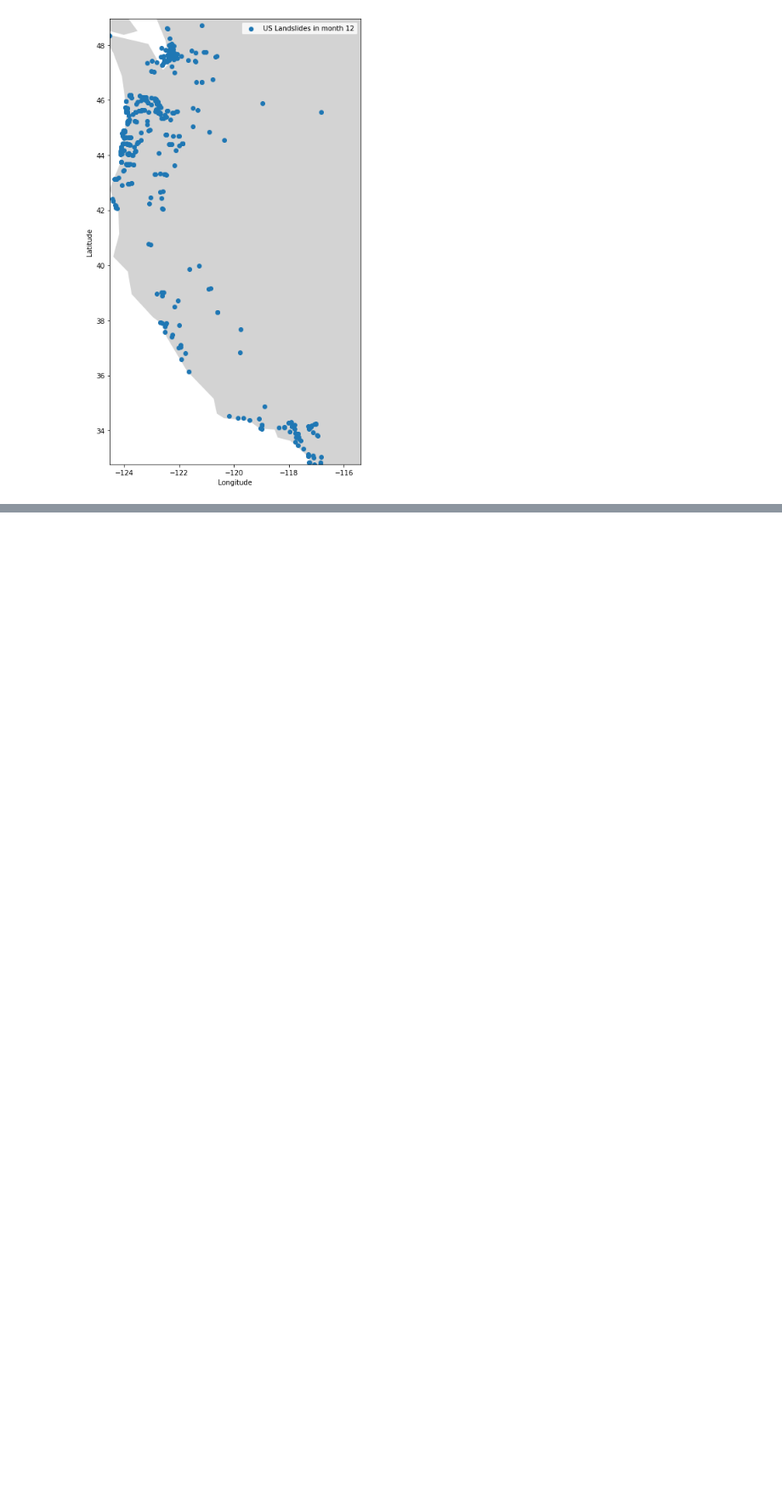
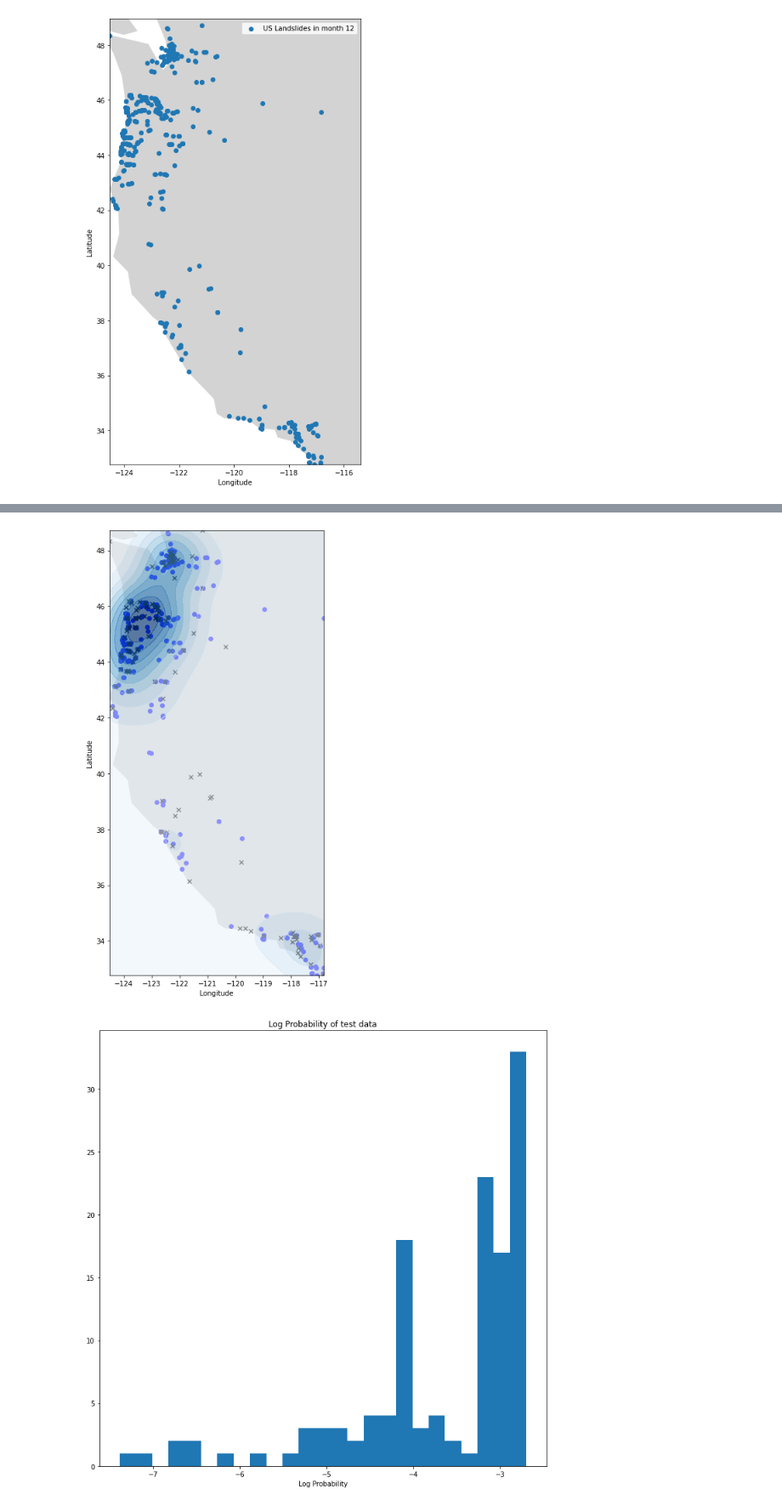
Before and after one commit to SergeiDBykov/landslide_project, a Jupyter notebook: eda.ipynb, the cells around one changed output, grey strips where cells are left out. Shown at 85% size. Saved outputs shown, nothing was run; the diff lists cells and outputs as text; code cells hidden in the pictures; blank space fills up the shorter version.

```diff
--- a/eda.ipynb
+++ b/eda.ipynb
@@ -155,0 +214,57 @@ x,y = plot_selection(ax, query="month in [12]", color='b')
+# %%
+def asses_kde(df, plot = True, **kde_kwargs):
+
+    df_train, df_test = sklearn.model_selection.train_test_split(df, test_size=0.3)
+
+    x = df_train['longitude']
+    y = df_train['latitude']
+
+    X = np.vstack([x, y]).T
+    kde = KernelDensity(**kde_kwargs).fit(X)
+
+    x_val = df_test['longitude']
+    y_val = df_test['latitude']
+    X_val = np.vstack([x_val, y_val]).T
+
+    logprob = kde.score_samples(X_val)
+    #prob = np.exp(logprob)
+
+    if plot:
+        fig,  ax =  plt.subplots( figsize = (12,12))
+        worldmap.plot(color="lightgrey", ax=ax,)
+
+        min_lon, min_lat, max_lon, max_lat = df['longitude'].min(), df['latitude'].min(), df['longitude'].max(), df['latitude'].max()
+        ax.set_xlim(min_lon, max_lon)
+        ax.set_ylim(min_lat, max_lat)
+        ax.set_xlabel("Longitude")
+        ax.set_ylabel("Latitude")
+        color = 'b'
+        cmap = 'Blues'
+
+        ax.scatter(x, y, color=color, alpha=1, label = 'train')
+        ax.scatter(x_val, y_val, color='k', alpha=1, marker = 'x', label = 'test')
+        #sns.kdeplot(x, y, shade=True, shade_lowest=False, cmap=cmap, alpha=0.5, ax = ax, bw_adjust = 0.5)
+
+        xgrid = np.linspace(min_lon, max_lon, 500)
+        ygrid = np.linspace(min_lat, max_lat, 500)
+
+        X, Y = np.meshgrid(xgrid, ygrid)
+
+        Z = np.exp(kde.score_samples(np.vstack([X.ravel(), Y.ravel()]).T))
+        Z = Z.reshape((500, 500))
+        levels = np.linspace(0, Z.max(), 10)
+        ax.contourf(X, Y, Z, levels=levels, cmap=cmap, alpha = 0.6)
+
+        fig,  ax =  plt.subplots( figsize = (12,12))
+        ax.hist(logprob, bins = 25)
+        ax.set_title("Log Probability of test data")
+        ax.set_xlabel("Log Probability")
+
+
+    return kde
+
+kde = asses_kde(df_us.query("month in [12]"), plot = True, bandwidth = 0.8)
+kde = asses_kde(df_us.query("month in [7]"), plot = True, bandwidth = 0.8)
+# %% [output]
+[figure, added]
+[figure, added]
```
Also changed, not shown: parts of 21 cells of this notebook, 33 other files.
